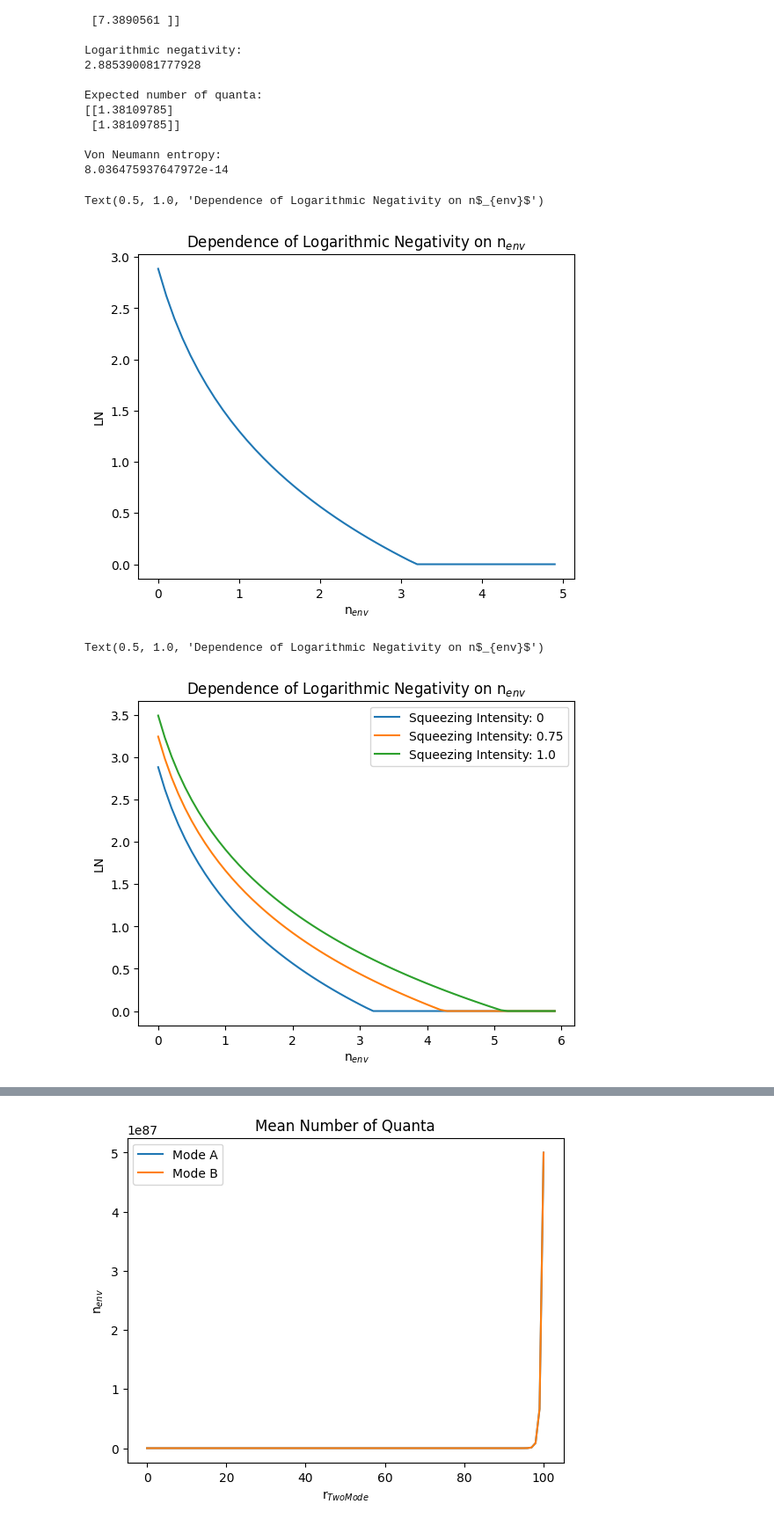
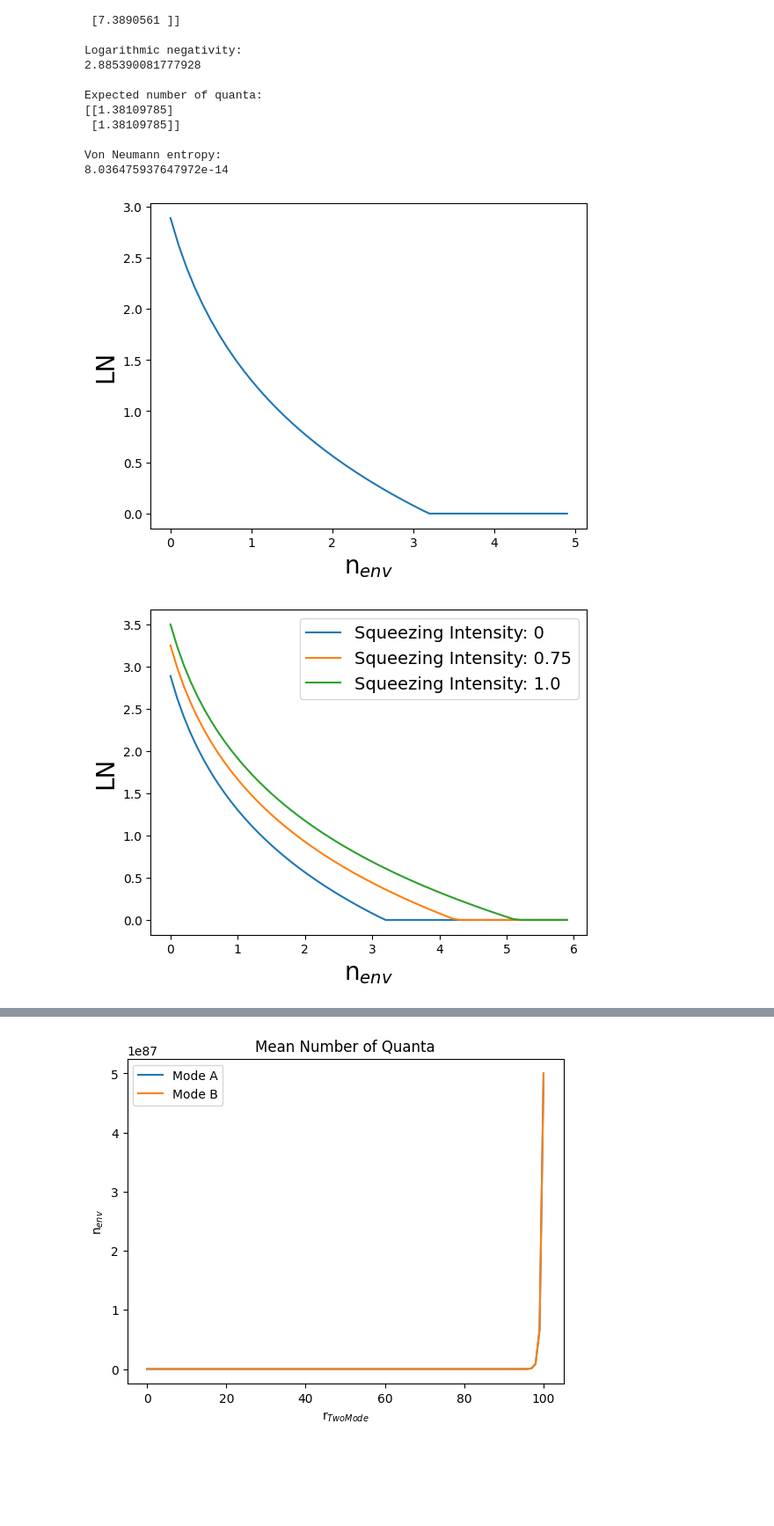
Before and after one commit to Setnom6/Quantum-Gaussian-Information-Toolbox-v2, a Jupyter notebook: Examples/TwoModeSqueezing.ipynb, the cells around one changed output, grey strips where cells are left out. Shown at 88% size. Cells and saved outputs as stored; diff of their text form; code cells hidden in the pictures; blank space fills up the shorter version.

```diff
--- a/Examples/TwoModeSqueezing.ipynb
+++ b/Examples/TwoModeSqueezing.ipynb
@@ -68,39 +68,49 @@ Von Neumann entropy:
 # %%
 # Effects of thermal noise on the logarithmic negativity
 
 # Define the range of n values
 n_values = np.arange(0, 5, 0.1)
 
 # Initialize an empty list to store the logarithmic negativity values
 log_negativity_values = []
 
 # Loop over each value of n
 for n in n_values:
     # Generate the initial thermal state
     thermal_state = qgt.Gaussian_state("thermal", 2, n)
 
     # Apply the two-mode squeezing transformation
     thermal_state.two_mode_squeezing(1.0, 0.0)
 
     # Calculate the logarithmic negativity
     log_negativity = thermal_state.logarithmic_negativity([0], [1])
 
     # Append the logarithmic negativity value to the list
     log_negativity_values.append(log_negativity)
 
+# Create a figure and axis
+fig, ax = plt.subplots()
+
 # Plot the logarithmic negativity values against n
-plt.plot(n_values, log_negativity_values)
-plt.xlabel('n$_{env}$')
-plt.ylabel('LN')
-plt.title('Dependence of Logarithmic Negativity on n$_{env}$')
+ax.plot(n_values, log_negativity_values)
+
+# Set the xlabel and ylabel with increased font size
+ax.set_xlabel('n$_{env}$', fontsize=20)
+ax.set_ylabel('LN', fontsize=20)
+
+plt.savefig("thermal_two_mode.png")
+# Show the plot
+plt.show()
 # %% [output]
-Text(0.5, 1.0, 'Dependence of Logarithmic Negativity on n$_{env}$')
-[figure, old version]
+[figure, new version]
 # %%
 # Effects of squeezing intensity on the logarithmic negativity
 
 squeezing_intensities = [0, 0.75, 1.0]
 nbar = np.arange(0, 6, 0.1)
+
+# Create a figure and axis
+fig, ax = plt.subplots()
 
 for intensity in squeezing_intensities:
     # Initialize an empty list to store the logarithmic negativity values
@@ -121,15 +131,21 @@ for intensity in squeezing_intensities:
         log_negativity_values.append(log_negativity)
 
     # Plot the logarithmic negativity values against n
-    plt.plot(nbar, log_negativity_values, label=f'Squeezing Intensity: {intensity}')
+    ax.plot(nbar, log_negativity_values, label=f'Squeezing Intensity: {intensity}')
 
-plt.xlabel('n$_{env}$')
-plt.ylabel('LN')
-plt.legend()
-plt.title('Dependence of Logarithmic Negativity on n$_{env}$')
+
+# Set the xlabel and ylabel with increased font size
+ax.set_xlabel('n$_{env}$', fontsize=20)
+ax.set_ylabel('LN', fontsize=20)
+
+# Add legend
+ax.legend(fontsize=14)
+
+plt.savefig("squeezed_thermal_two_mode.png")
+# Show the plot
+plt.show()
 # %% [output]
-Text(0.5, 1.0, 'Dependence of Logarithmic Negativity on n$_{env}$')
-[figure, old version]
+[figure, new version]
 # %%
 # Effects of squeezing intensity on the mean number of quanta
 
```
Also changed, not shown: parts of 1 cell of this notebook, 2 other files.
